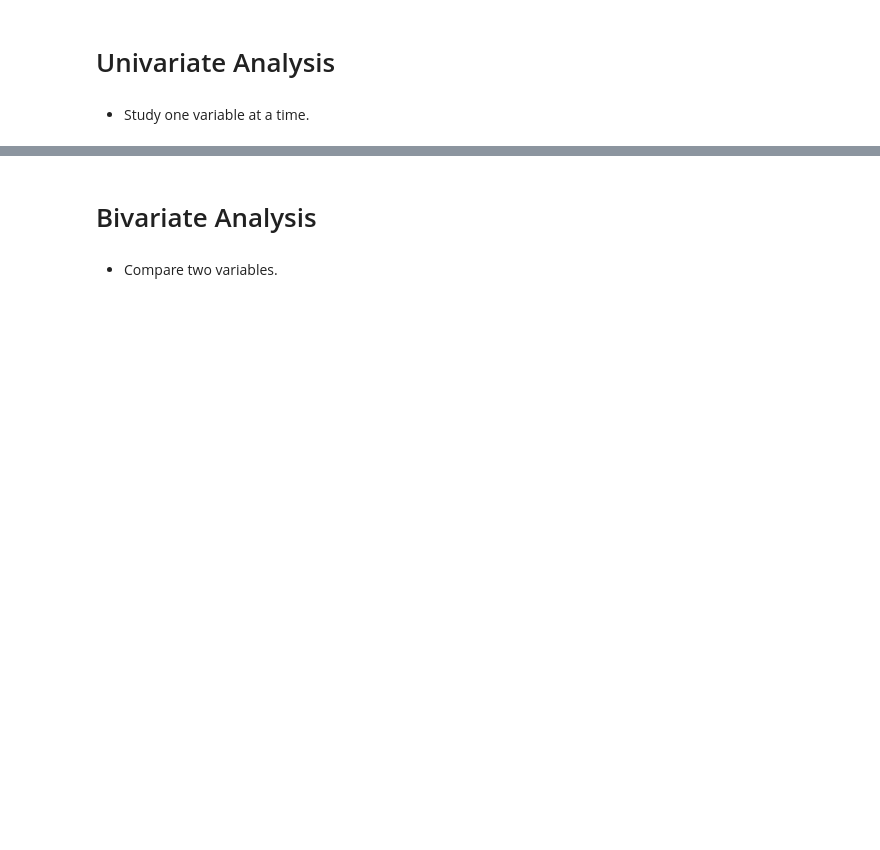
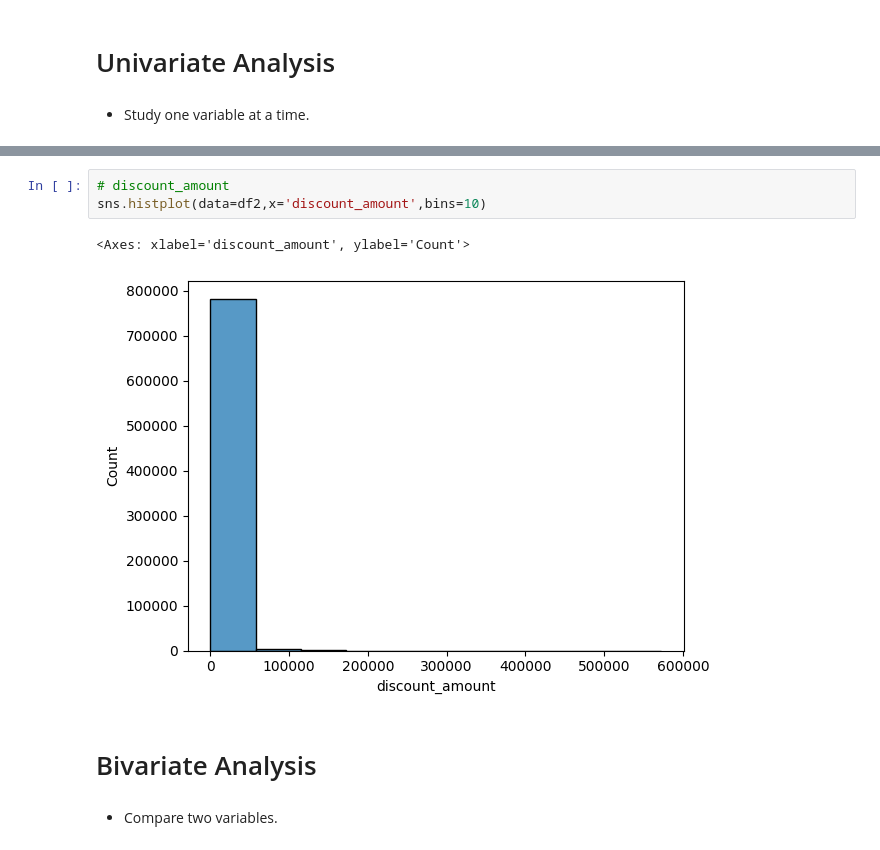
Before and after one commit to BhupathiTharun/Supply-chain-data-warehouse, a Jupyter notebook: notebooks/03_EDA.ipynb, the cells around one changed output, grey strips where cells are left out. Cells and saved outputs as stored; diff of their text form; blank space fills up the shorter version.

```diff
--- a/notebooks/03_EDA.ipynb
+++ b/notebooks/03_EDA.ipynb
@@ -794,3 +820,9 @@ Index(['order_line_id', 'order_date', 'customer_id', 'product_id', 'category',
+# %%
+# discount_amount
+sns.histplot(data=df2,x='discount_amount',bins=10)
+# %% [output]
+<Axes: xlabel='discount_amount', ylabel='Count'>
+[figure, added]
 # %% [markdown]
 # Bivariate Analysis
 # %% [markdown]
```
Also changed, not shown: parts of 25 cells of this notebook, 1 other file.
